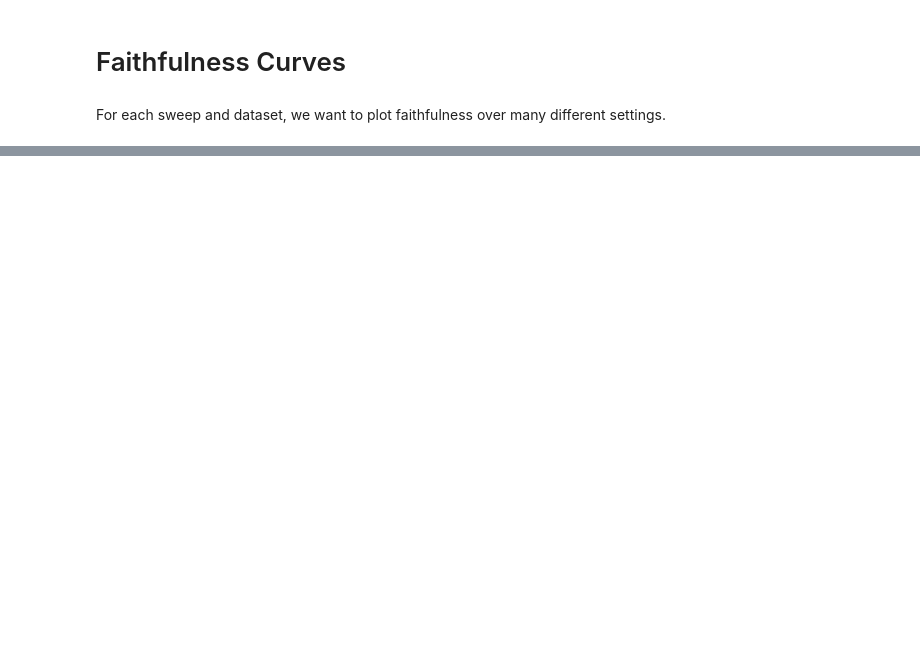
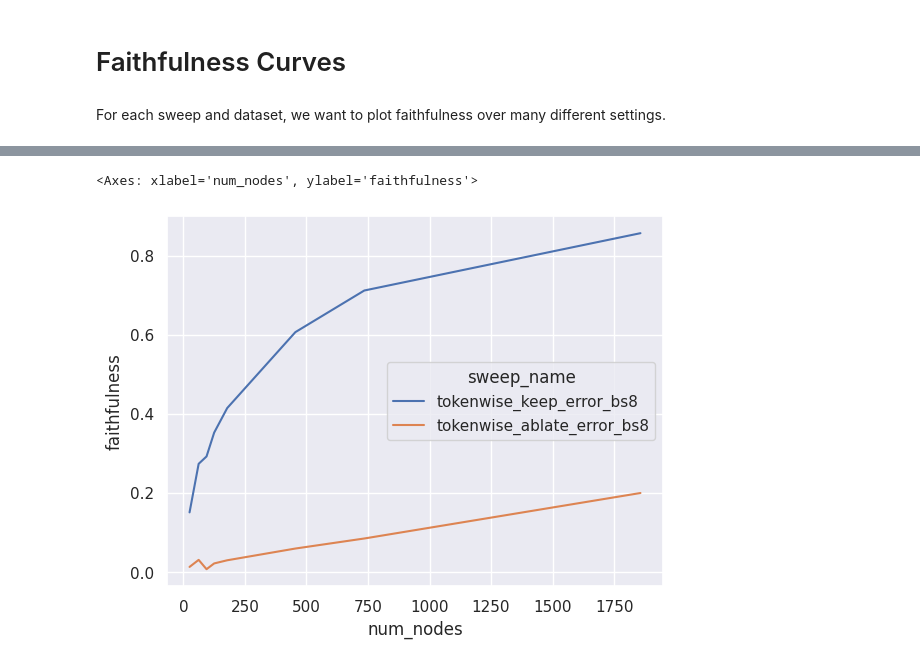
Before and after one commit to dtch1997/circuit-finder, a Jupyter notebook: circuit_finder/paper/make_faithfulness_plots.ipynb, the cells around one changed output, grey strips where cells are left out. Saved outputs shown, nothing was run; the diff lists cells and outputs as text; code cells hidden in the pictures; blank space fills up the shorter version.

```diff
--- a/circuit_finder/paper/make_faithfulness_plots.ipynb
+++ b/circuit_finder/paper/make_faithfulness_plots.ipynb
@@ -145,2 +145,24 @@ for sweep_name in SWEEP_NAMES:
 [figure]
 [figure]
+# %%
+# Plot for only SVA
+
+import seaborn as sns
+import matplotlib.pyplot as plt
+
+sns.set_theme()
+
+SVA_df = df[df.dataset == "subject_verb_agreement"]
+plot_df = SVA_df[df.sweep_name.str.contains("bs8")]
+plot_df = plot_df[
+    (
+        plot_df.sweep_name.isin(
+            ["tokenwise_keep_error_bs8", "tokenwise_ablate_error_bs8"]
+        )
+    )
+]
+
+sns.lineplot(data=plot_df, x="num_nodes", y="faithfulness", hue="sweep_name")
+# %% [output]
+<Axes: xlabel='num_nodes', ylabel='faithfulness'>
+[figure, added]
```
Also changed, not shown: parts of 2 cells of this notebook, 14 other files.
